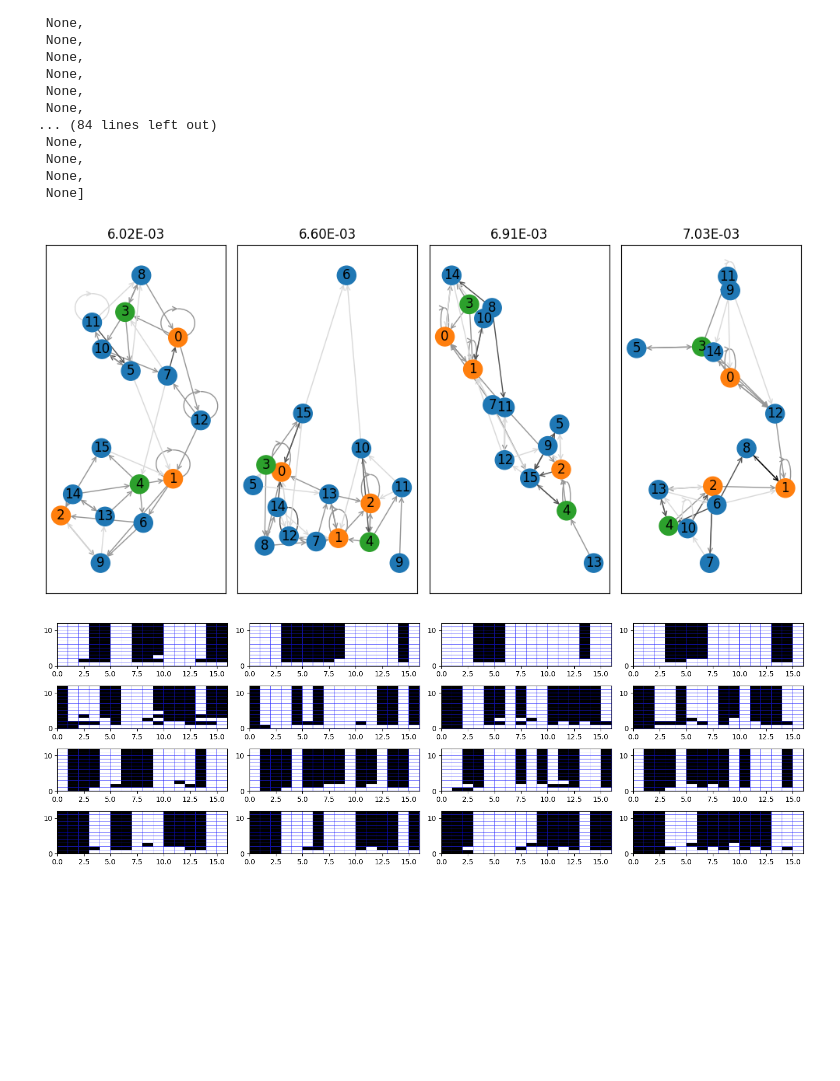
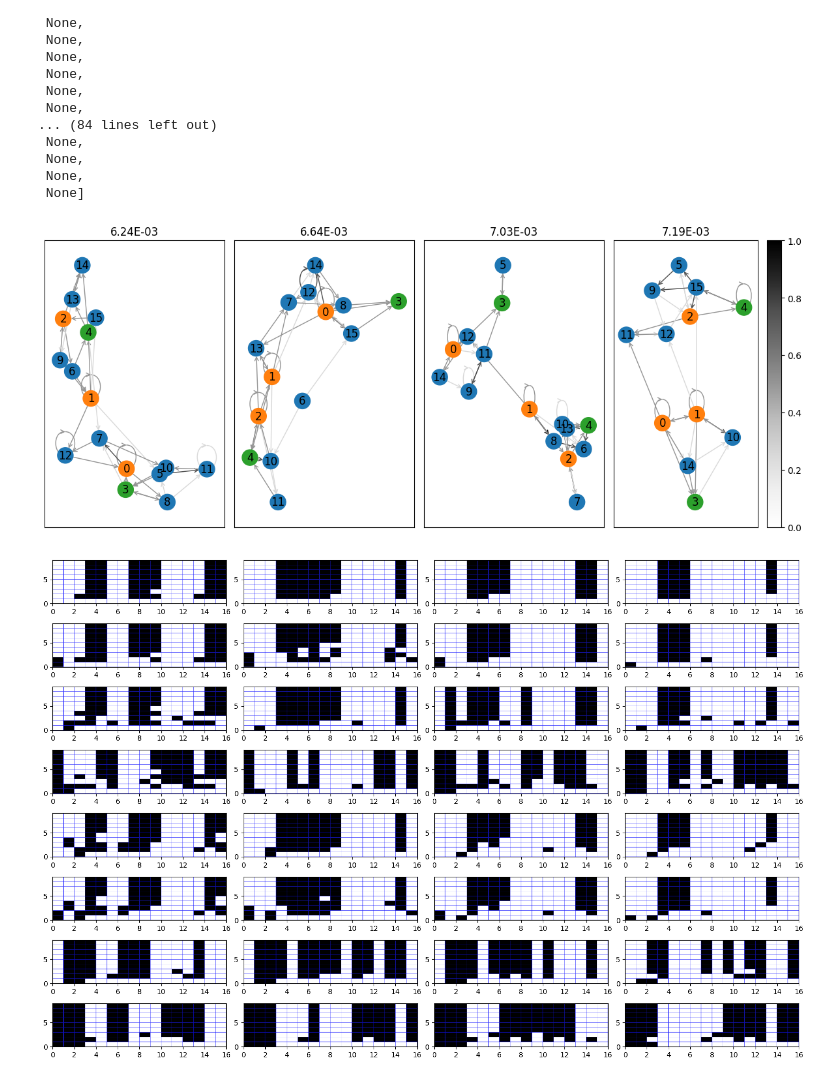
Before and after one commit to trevormccrt/gpuaffman_networks, a Jupyter notebook: genetics/analysis/shared_and_task_results.ipynb, the cells around one changed output. Drawn from its saved outputs; the diff is of its cells as text; code cells hidden in the pictures; blank space fills up the shorter version.

```diff
--- a/genetics/analysis/shared_and_task_results.ipynb
+++ b/genetics/analysis/shared_and_task_results.ipynb
@@ -12,6 +12,8 @@ import sys
 sys.path.append(os.path.join(os.getenv("HOME"), "gpuaffman_networks/"))
 import general_network_visualization
 from genetics import analysis_util, tasks
+# %%
+plt_save_dir = "/home/trevor/boolean_network_data/plots_and_misc_material"
 # %%
 data_path = "boolean_network_data/shared_and_evolution_results/2023-02-19-16-10-56/batch_1.npz"
 data = np.load(os.path.join(os.getenv("DATA_DIR"), data_path))
@@ -48,25 +51,28 @@ graphs = [general_network_visualization.influence_graph_from_ragged_spec(f[0, :,
  None,
  None]
 # %%
+test = cp.asnumpy(best_conn[0, 0, :, :])
 import importlib
 importlib.reload(general_network_visualization)
 best_to_plot = 4
 to_plot = graphs[:best_to_plot]
-fig, axs = plt.subplots(ncols=len(to_plot), figsize=(10,5))
+fig, axs = plt.subplots(ncols=len(to_plot), figsize=(12,5))
 node_colors = ["C0"] * int(N)
 node_colors[0] = "C1"
 node_colors[1] = "C1"
 node_colors[2] = "C1"
 node_colors[3] = "C2"
 node_colors[4] = "C2"
 
 
 
-for g, ax, err in zip(graphs, axs, sorted_perfs[:best_to_plot]):
-    pos = nx.spring_layout(g, iterations=50)
-    general_network_visualization.plot_network_directed(g, pos, ax, node_colors[:len(g.nodes)])
+for i, (g, ax, err) in enumerate(zip(graphs, axs, sorted_perfs[:best_to_plot])):
+    pos = nx.spring_layout(g, iterations=40)
+    colorbar = True if i==best_to_plot-1 else False
+    general_network_visualization.plot_network_directed(g, pos, ax, node_colors[:len(g.nodes)], colorbar=colorbar)
     ax.set_title("{:.2E}".format(err))
 fig.tight_layout()
+plt.savefig(os.path.join(plt_save_dir, "shared_and_organisms.png"), dpi=400)
 # %% [output]
-[figure, old version]
+[figure, new version]
 # %%
@@ -76,14 +82,14 @@ example_trajs, example_noise = analysis_util.run_dynamics_forward_save_state(cp.
 example_trajs = np.squeeze(example_trajs, -2)
 example_noise = np.squeeze(example_noise, -2)
 # %%
-to_plot = [0, 3, -2, -1]
-fig, axs = plt.subplots(nrows=len(to_plot), ncols=best_to_plot, figsize=(15, 5))
+to_plot = list(range(8))
+fig, axs = plt.subplots(nrows=len(to_plot), ncols=best_to_plot, figsize=(15, 10))
 for i in range(best_to_plot):
     for j, k in enumerate(to_plot):
         axs[j, i].pcolor(cp.asnumpy(example_trajs[:, k, i, :]), cmap="Greys", linewidth=0.3, edgecolors="blue")
 fig.tight_layout()
 # %% [output]
-[figure, old version]
+[figure, new version]
 # %%
 physical_error_rates = np.linspace(start=0, stop=0.01, num=20)
 logical_error_rates = analysis_util.generate_ft_curve(physical_error_rates, cp.array(batched_input_state), cp.array(best_functions), cp.array(best_conn), cp.array(best_used_conn), tasks.evaluate_shared_and_task, n_traj=5000)
```
Also changed, not shown: parts of 5 cells of this notebook, 8 other files.
